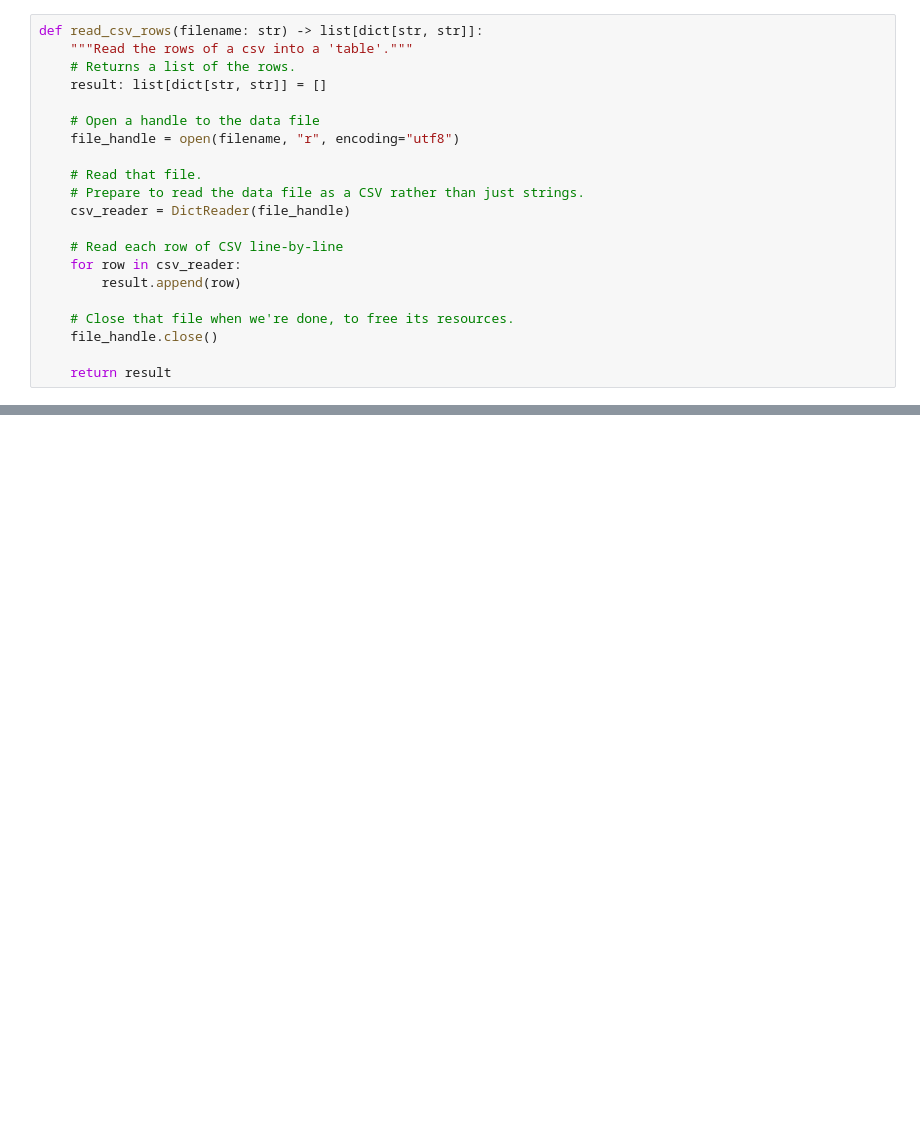
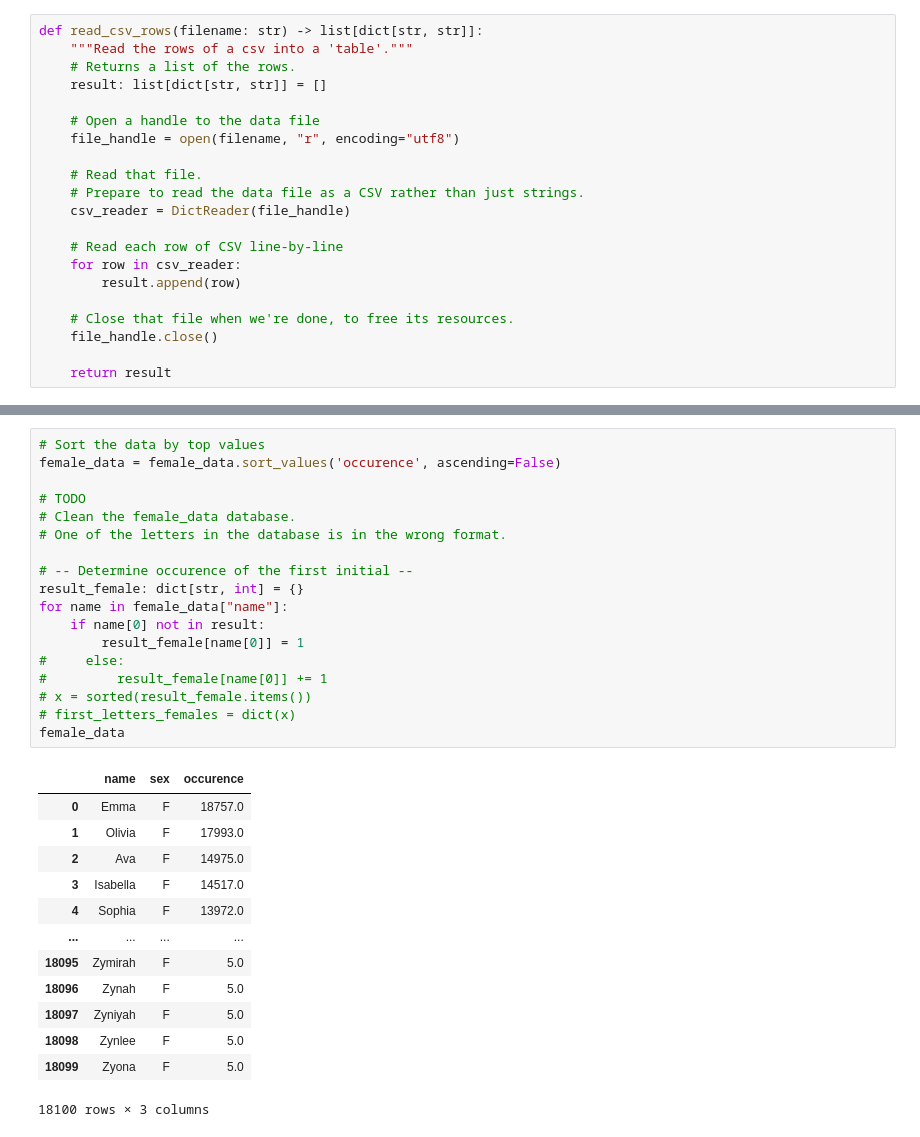
Before and after one commit to arjneal/DataScience, a Jupyter notebook: data_analytics/jupyter_notebooks/babynames.ipynb, the cells around one changed output, grey strips where cells are left out. Saved outputs shown, nothing was run; the diff lists cells and outputs as text; blank space fills up the shorter version.

```diff
--- a/data_analytics/jupyter_notebooks/babynames.ipynb
+++ b/data_analytics/jupyter_notebooks/babynames.ipynb
@@ -111,0 +108,32 @@ plt.bar(labels, values)
+# %%
+# Sort the data by top values
+female_data = female_data.sort_values('occurence', ascending=False)
+
+# TODO
+# Clean the female_data database.
+# One of the letters in the database is in the wrong format.
+
+# -- Determine occurence of the first initial --
+result_female: dict[str, int] = {}
+for name in female_data["name"]:
+    if name[0] not in result:
+        result_female[name[0]] = 1
+#     else:
+#         result_female[name[0]] += 1
+# x = sorted(result_female.items())
+# first_letters_females = dict(x)
+female_data
+# %% [output]
+|  | name | sex | occurence |
+| 0 | Emma | F | 18757.0 |
+| 1 | Olivia | F | 17993.0 |
+| 2 | Ava | F | 14975.0 |
+| 3 | Isabella | F | 14517.0 |
+| 4 | Sophia | F | 13972.0 |
+| ... | ... | ... | ... |
+| 18095 | Zymirah | F | 5.0 |
+| 18096 | Zynah | F | 5.0 |
+| 18097 | Zyniyah | F | 5.0 |
+| 18098 | Zynlee | F | 5.0 |
+| 18099 | Zyona | F | 5.0 |
+18100 rows × 3 columns
```
Also changed, not shown: parts of 16 cells of this notebook.
